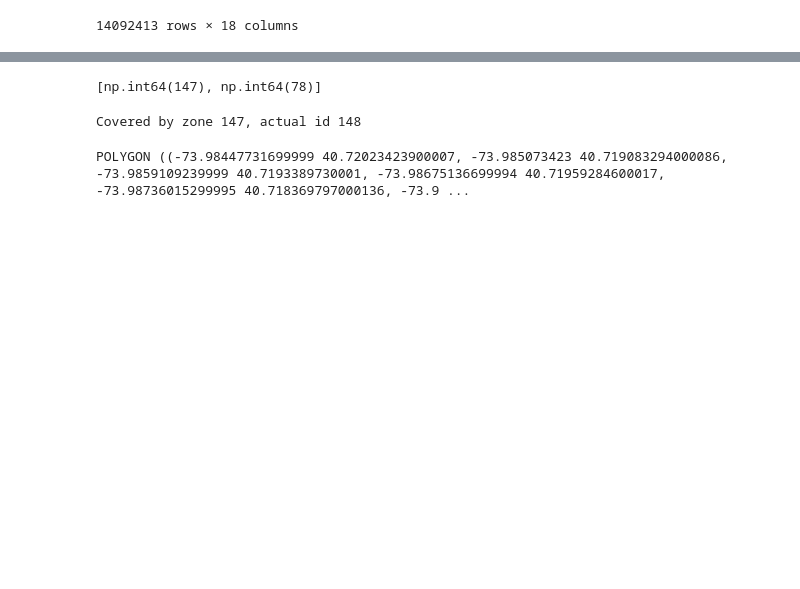
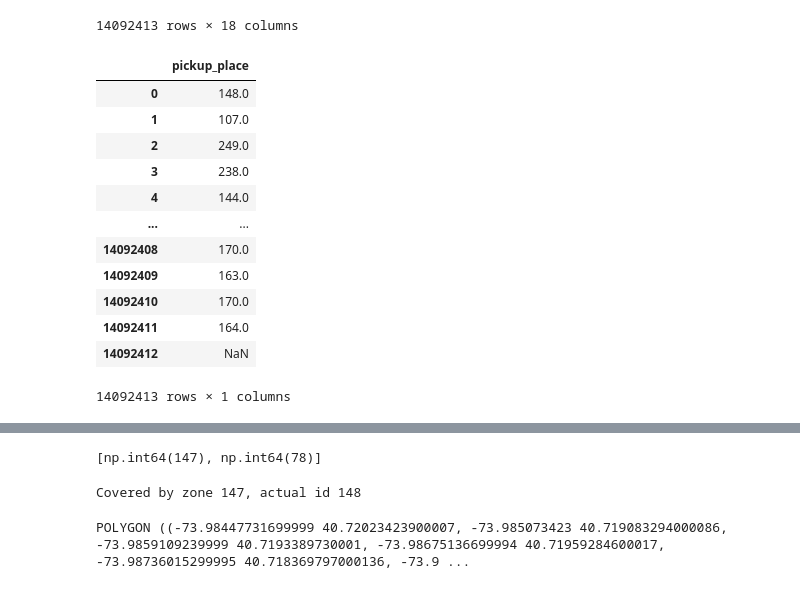
Before and after one commit to TangyKiwi/DSC-291-AWS, a Jupyter notebook: pivot_and_bootstrap/test.ipynb, the cells around one changed output, grey strips where cells are left out. Drawn from its saved outputs; the diff is of its cells as text; code cells hidden in the pictures; blank space fills up the shorter version.

```diff
--- a/pivot_and_bootstrap/test.ipynb
+++ b/pivot_and_bootstrap/test.ipynb
@@ -385,11 +374,12 @@ candidates
 # %%
 # read s3://dsc291-ucsd/taxi/Dataset/2009/yellow_taxi/yellow_tripdata_2009-01.parquet
 
-df = dd.read_parquet(
+df = pd.read_parquet(
     "s3://dsc291-ucsd/taxi/Dataset/2009/yellow_taxi/yellow_tripdata_2009-01.parquet",
+    engine="pyarrow",
     storage_options={'anon': True}
 )
-df.compute()
+df
 # %% [output]
 |  | vendor_name | Trip_Pickup_DateTime | Trip_Dropoff_DateTime | Passenger_Count | Trip_Distance | Start_Lon | ... |
 | 0 | VTS | 2009-01-04 02:52:00 | 2009-01-04 03:02:00 | 1 | 2.63 | -73.991957 | ... |
@@ -404,3 +394,45 @@ df.compute()
 | 14092411 | VTS | 2009-01-24 23:05:00 | 2009-01-24 23:15:00 | 3 | 3.85 | -73.981295 | ... |
 | 14092412 | CMT | 2009-01-23 14:39:02 | 2009-01-23 15:35:15 | 1 | 17.30 | 0.000000 | ... |
 14092413 rows × 18 columns
+# %%
+from shapely.geometry import Point
+
+taxi_zones = gpd.read_file("taxi_zones.shx")
+taxi_zones = taxi_zones.set_crs(epsg=2263).to_crs(epsg=4326)
+sindex = taxi_zones.sindex
+
+# vectorized spatial join using 5 mil chunk size
+
+df_use = df.copy()
+lat_col = "Start_Lat"
+lon_col = "Start_Lon"
+chunk_size = 5_000_000
+df_use['pickup_place'] = np.nan
+for start in range(0, len(df_use), chunk_size):
+    end = min(start + chunk_size, len(df_use))
+    chunk = df_use.iloc[start:end]
+
+    gdf_points = gpd.GeoDataFrame(
+        chunk[[lon_col, lat_col]],
+        geometry=gpd.points_from_xy(chunk[lon_col], chunk[lat_col]),
+        crs=taxi_zones.crs
+    )
+
+    joined = gpd.sjoin(gdf_points, taxi_zones, how="left", predicate="covers")
+    df_use.loc[chunk.index, 'pickup_place'] = joined['index_right'].values + 1
+df_use = df_use.drop(columns=[lat_col, lon_col])
+df_use[['pickup_place']]
+# %% [output]
+|  | pickup_place |
+| 0 | 148.0 |
+| 1 | 107.0 |
+| 2 | 249.0 |
+| 3 | 238.0 |
+| 4 | 144.0 |
+| ... | ... |
+| 14092408 | 170.0 |
+| 14092409 | 163.0 |
+| 14092410 | 170.0 |
+| 14092411 | 164.0 |
+| 14092412 | NaN |
+14092413 rows × 1 columns
```
Also changed, not shown: parts of 4 cells of this notebook, 3 other files.
